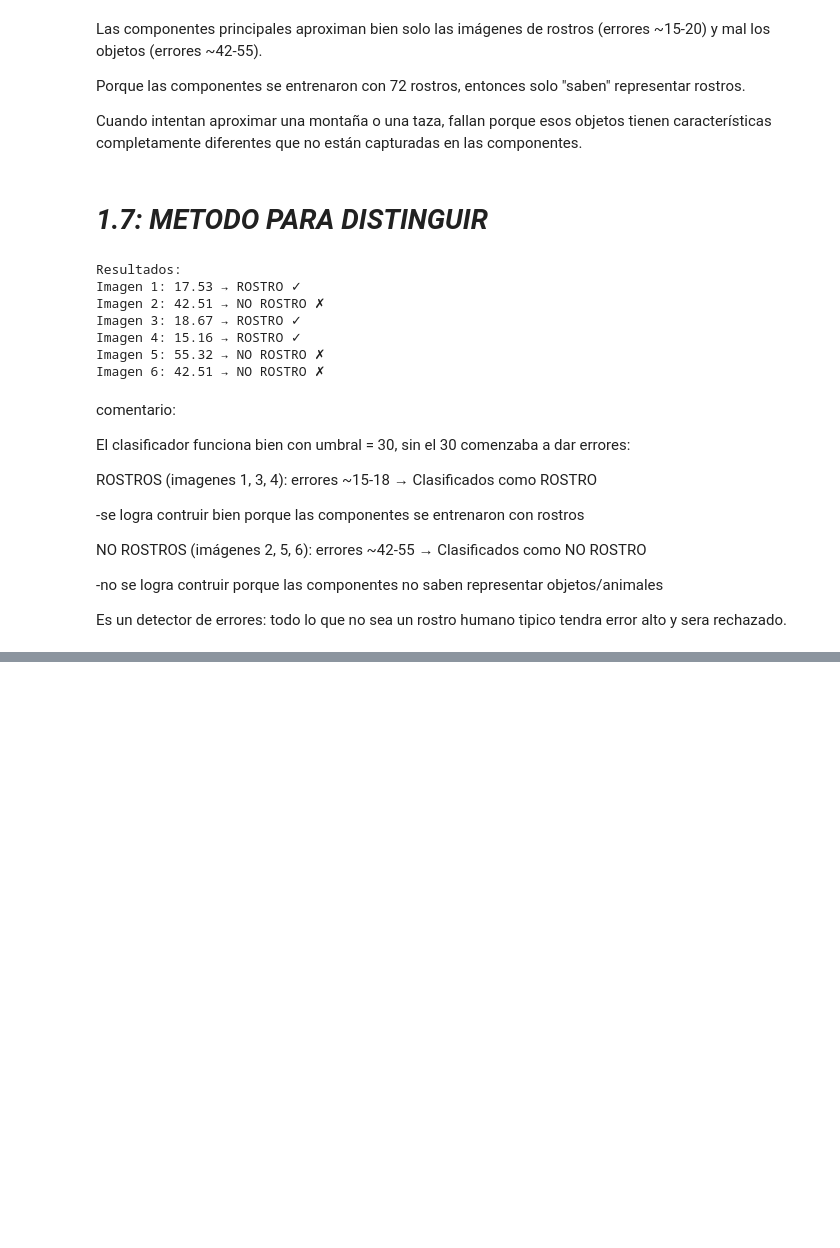
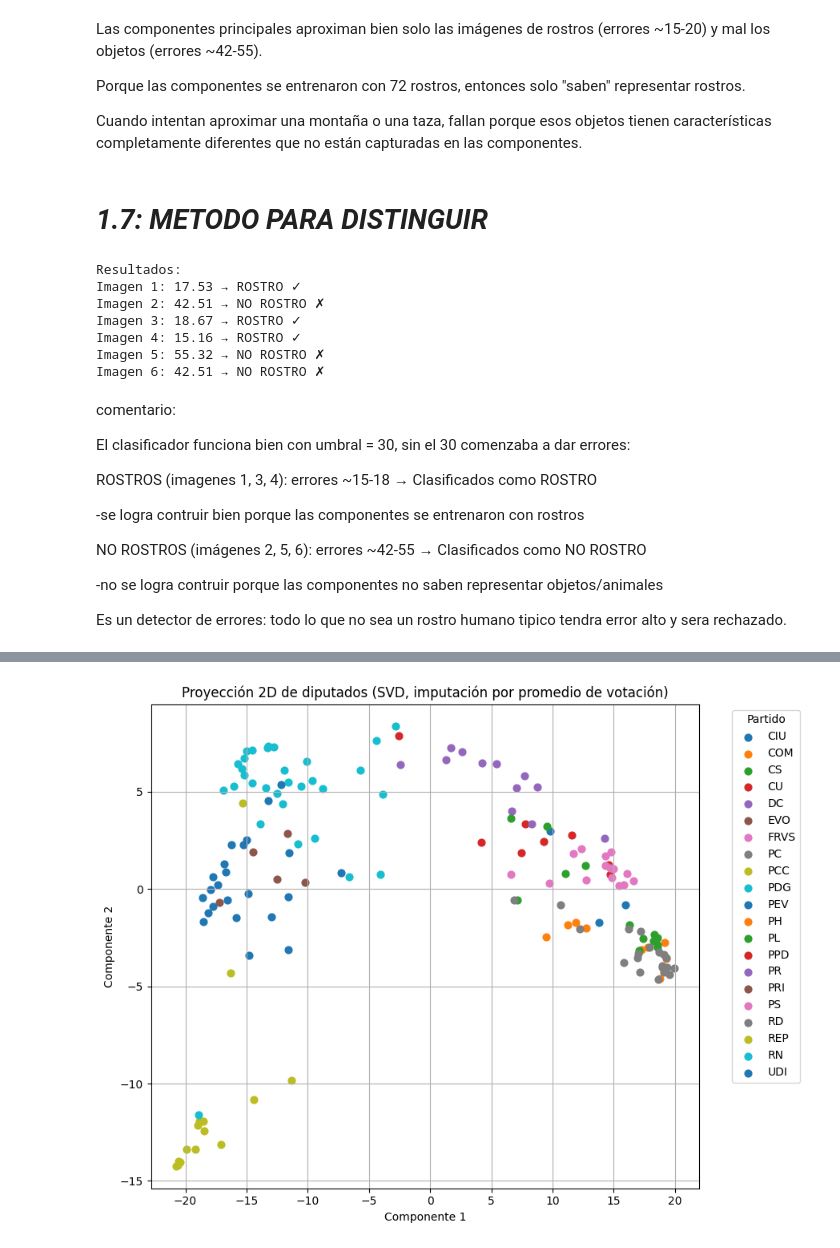
Before and after one commit to isidoragomezz/Proyecto-IMT2230, a Jupyter notebook: Proyecto Computacional/proyecto.ipynb, the cells around one changed output, grey strips where cells are left out. Drawn from its saved outputs; the diff is of its cells as text; code cells hidden in the pictures; blank space fills up the shorter version.

```diff
--- a/Proyecto Computacional/proyecto.ipynb
+++ b/Proyecto Computacional/proyecto.ipynb
@@ -389,0 +398,10 @@ tendra error alto y sera rechazado.
+# %%
+#para evitar error de ruta dependiendo del sistema operativo
+ruta = os.path.join("Datos", "votes.csv")
+df = pd.read_csv(ruta)
+#Sabemos que en álgebra lineal nos preguntamos la dimensión de una
+#matriz, es por ello que podemos saber la dimensión de los datos con shape
+#https://pandas.pydata.org/docs/reference/api/pandas.DataFrame.shape.html
+
+print(df.shape)
+df.head(5)
@@ -389,0 +465,47 @@ tendra error alto y sera rechazado.
+# %%
+#Guardando partidos
+partidos = df["party"]
+
+#Extrayendo las votaciones
+votos = df.drop(columns=["Diputado/a", "party"])
+
+#reemplazando con el promedio
+#https://www.ionos.com/es-us/digitalguide/paginas-web/desarrollo-web/pandas-dataframemean-en-python/
+
+#reemplazando Nan por  el promedio de la columna
+votos_llenados = votos.apply(lambda col : col.fillna(col.mean()), axis = 0)
+#                                   col.fillna(col.mean()) reemplaza cada NaN en esa columna por su media
+
+#centrando los datos columna a columna, lo que es equivalente a restar la media a cada columna
+A= votos_llenados.to_numpy()
+media_columnas = A.mean(axis = 0) #axis toma cada columna por separado y le aplica la funcion que escribí
+A_centrada = A - media_columnas
+
+#SVD que ya definimos antes la función
+U_k, S_k, Vh_k = truncated_svd(A_centrada, 2)
+
+#filas U_k escaladas por S_k
+#U_k tiene dimension  (n_diputados, 2) y S_k shape(2,)
+coords_2d = U_k * S_k #broadcasting fila a fila
+
+#ploteando los datos
+plt.figure(figsize=(9,7))
+partidos_unicos = np.unique(partidos)
+
+for p in partidos_unicos:
+    mask = (partidos == p)
+
+for p in partidos_unicos:
+    mask = (partidos == p)
+
+    plt.scatter(coords_2d[mask, 0], coords_2d[mask, 1], label=p, s=40)
+
+plt.xlabel("Componente 1")
+plt.ylabel("Componente 2")
+plt.title("Proyección 2D de diputados (SVD, imputación por promedio de votación)")
+plt.legend(title="Partido", bbox_to_anchor=(1.05, 1), loc="upper left")
+plt.grid(True)
+plt.tight_layout()
+plt.show()
+# %% [output]
+[figure, added]
```
Also changed, not shown: parts of 10 cells of this notebook.
